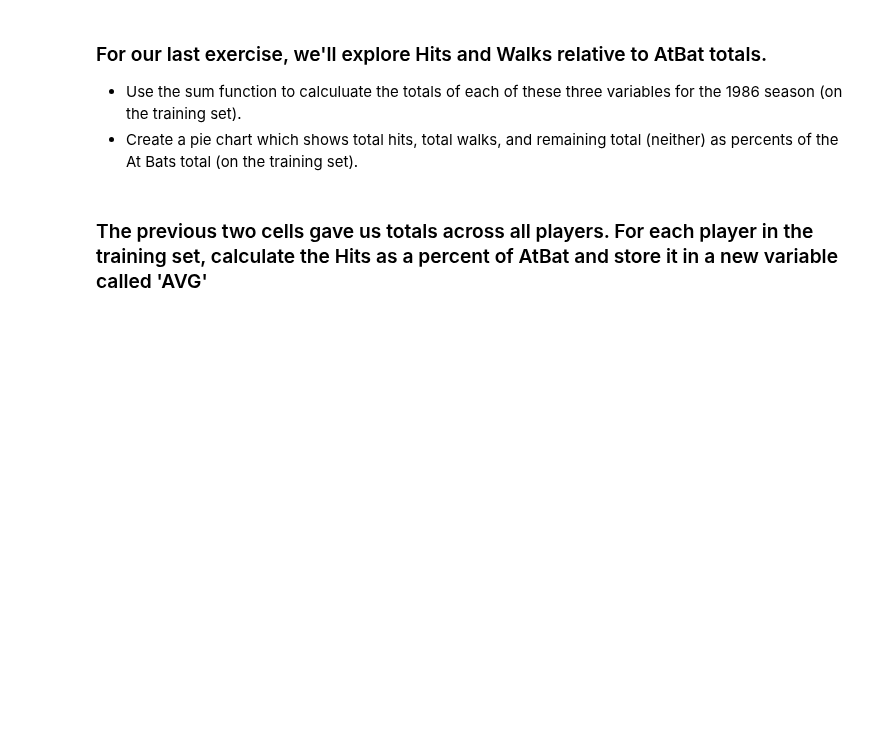
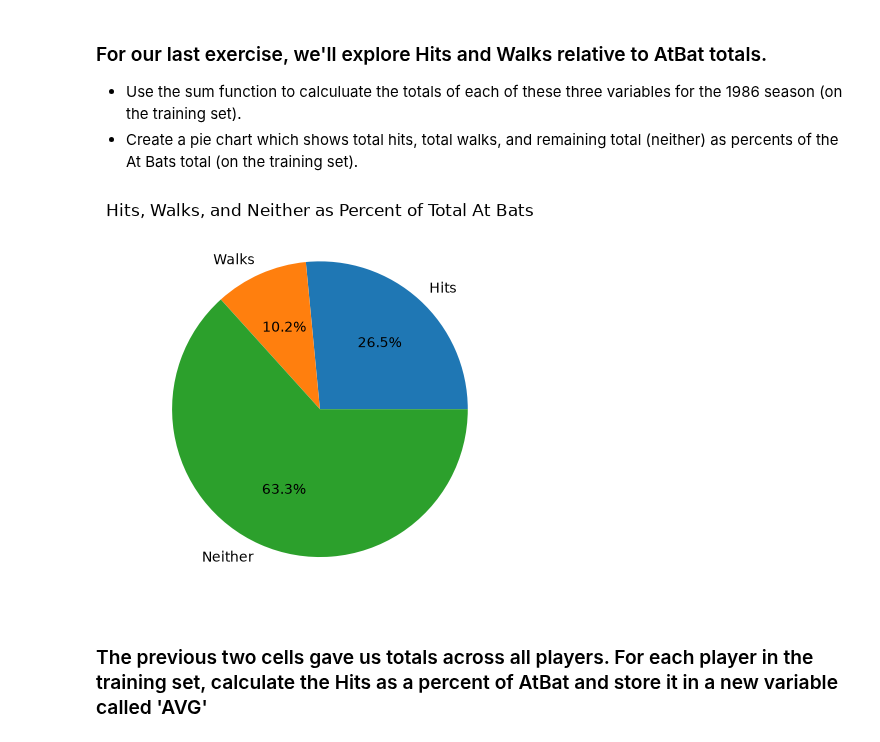
Before and after one commit to Importantpigs/code_2600, a Jupyter notebook: mod03_eda.ipynb, the cells around one changed output. Cells and saved outputs as stored; diff of their text form; code cells hidden in the pictures; blank space fills up the shorter version.

```diff
--- a/mod03_eda.ipynb
+++ b/mod03_eda.ipynb
@@ -129,14 +185,23 @@ Hint: the 'len' magic method returns the number of rows of a dataFrame.
 - Use the sum function to calculuate the totals of each of these three variables for the 1986 season (on the training set).
 - Create a pie chart which shows total hits, total walks, and remaining total (neither) as percents of the At Bats total (on the training set).
 # %%
-TotHits =
-TotWalks = #fillin
-TotAtBat = #fillin
+TotHits = Hitters['Hits'].sum()
+TotWalks = Hitters['Walks'].sum()
+TotAtBat = Hitters['AtBat'].sum()
+
+neither = TotAtBat - TotHits - TotWalks
 
 Labels = ['Hits', 'Walks', 'Neither']
-Totals = [TotHits, TotWalks, TotAtBat-TotHits-TotWalks]
+Totals = [TotHits, TotWalks, neither]
 # %%
-# pie chart
+values = [TotHits, TotWalks, neither]
+labels = ['Hits', 'Walks', 'Neither']
+
+plt.pie(values, labels=labels, autopct='%1.1f%%')
+plt.title('Hits, Walks, and Neither as Percent of Total At Bats')
+plt.show()
+# %% [output]
+[figure, added]
 # %% [markdown]
 ### The previous two cells gave us totals across all players. For each player in the training set, calculate the Hits as a percent of AtBat and store it in a new variable called 'AVG'
 # %%
```
Also changed, not shown: parts of 14 cells of this notebook.
